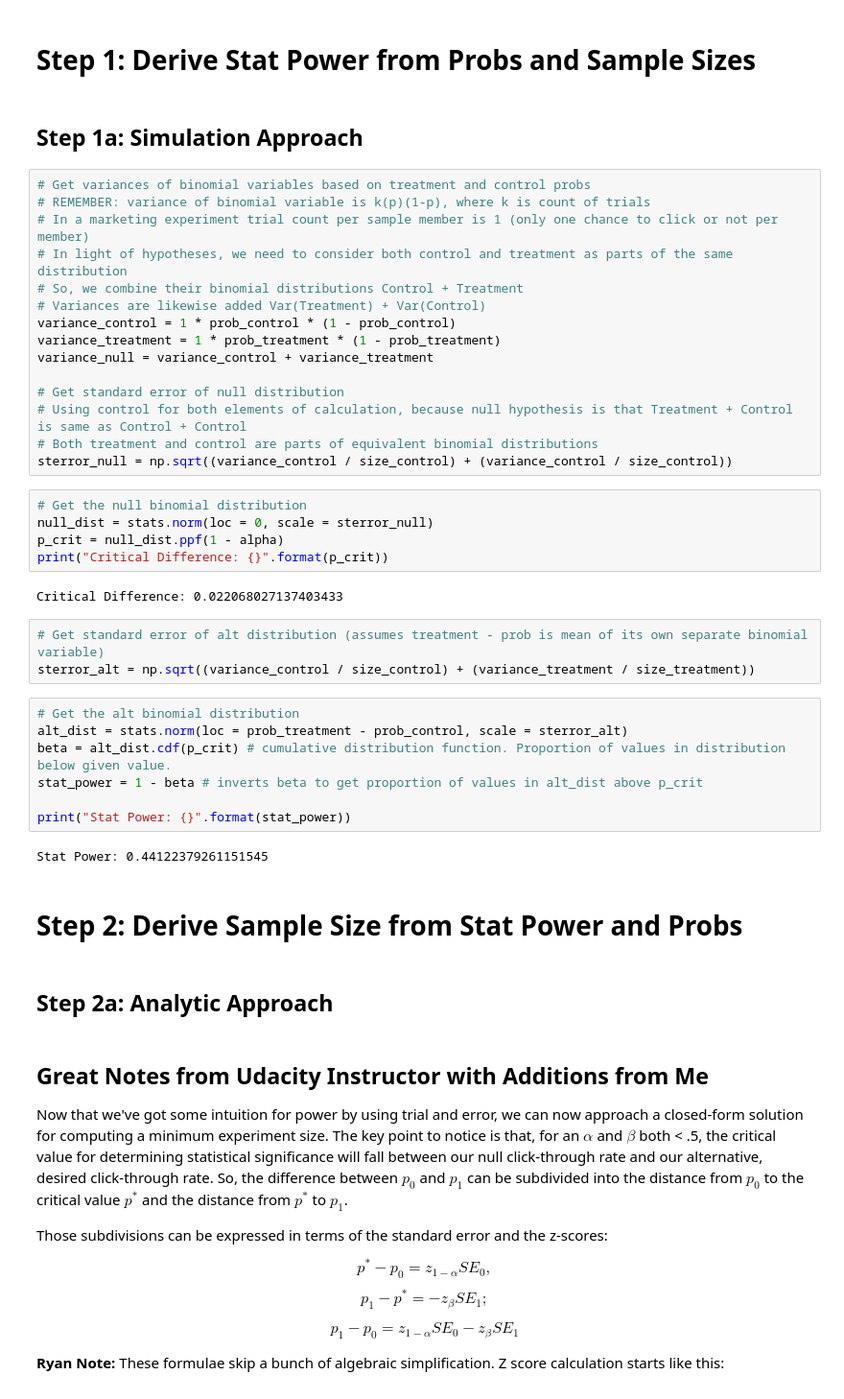
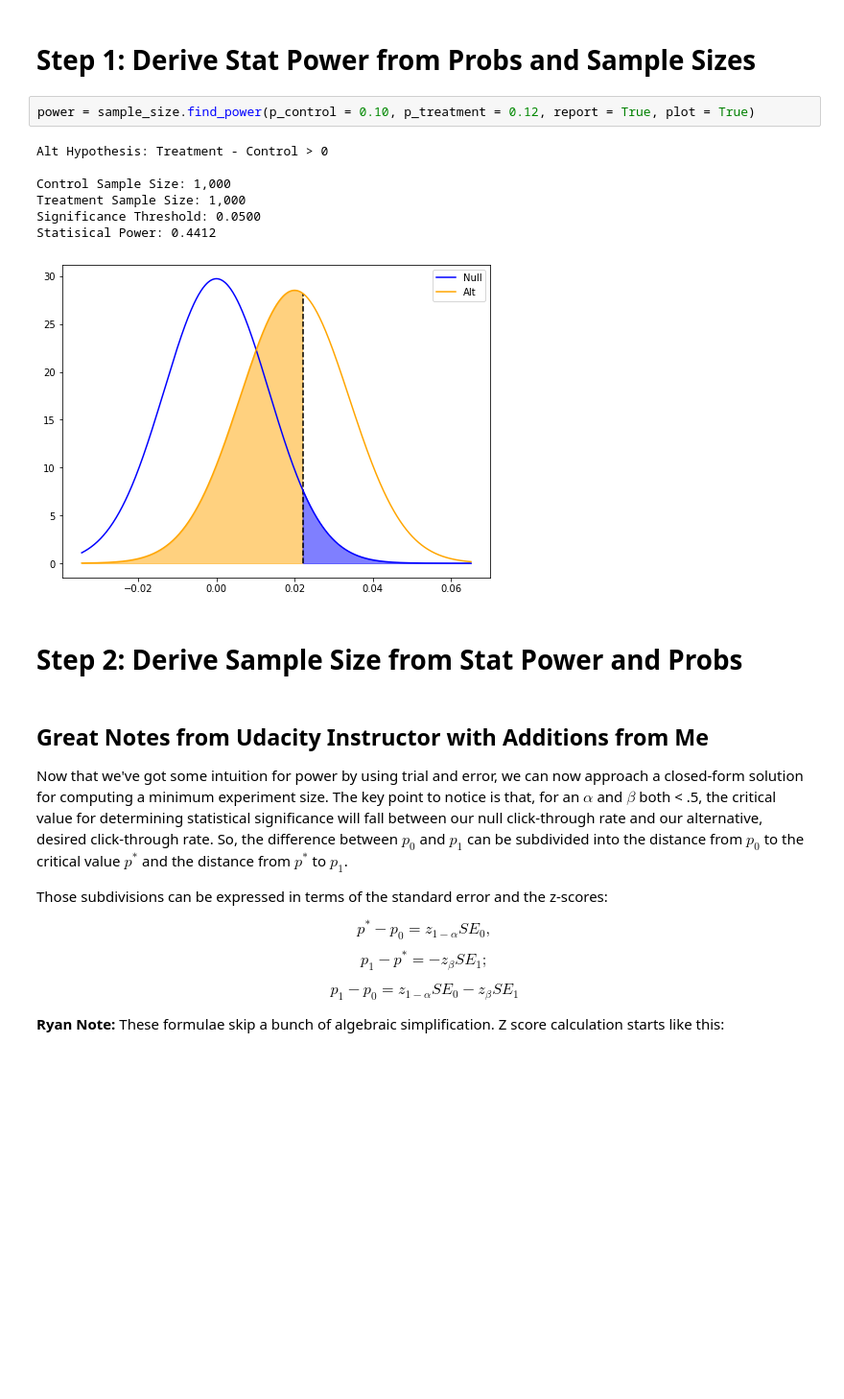
Before and after one commit to rmkeeler/statistical-significance-marketing, a Jupyter notebook: sample-size-calculator.ipynb, the cells around one changed output. Shown: that part at 96% size. Drawn from its saved outputs; the diff is of its cells as text; blank space fills up the shorter version.

```diff
--- a/sample-size-calculator.ipynb
+++ b/sample-size-calculator.ipynb
@@ -23,46 +23,18 @@ alpha = 0.05 # Allowance for type 1 error. P value significance threshold.
 **Alt:** Treatment sample is part of a binomial distribution with mean higher than that of control. Treatment prob - Control prob > 0.
 # %% [markdown]
 # Step 1: Derive Stat Power from Probs and Sample Sizes
-# %% [markdown]
-## Step 1a: Simulation Approach
-# %%
-# Get variances of binomial variables based on treatment and control probs
-# REMEMBER: variance of binomial variable is k(p)(1-p), where k is count of trials
-# In a marketing experiment trial count per sample member is 1 (only one chance to click or not per member)
-# In light of hypotheses, we need to consider both control and treatment as parts of the same distribution
-# So, we combine their binomial distributions Control + Treatment
-# Variances are likewise added Var(Treatment) + Var(Control)
-variance_control = 1 * prob_control * (1 - prob_control)
-variance_treatment = 1 * prob_treatment * (1 - prob_treatment)
-variance_null = variance_control + variance_treatment
-
-# Get standard error of null distribution
-# Using control for both elements of calculation, because null hypothesis is that Treatment + Control is same as Control + Control
-# Both treatment and control are parts of equivalent binomial distributions
-sterror_null = np.sqrt((variance_control / size_control) + (variance_control / size_control))
-# %%
-# Get the null binomial distribution
-null_dist = stats.norm(loc = 0, scale = sterror_null)
-p_crit = null_dist.ppf(1 - alpha)
-print("Critical Difference: {}".format(p_crit))
-# %% [output]
-Critical Difference: 0.022068027137403433
-# %%
-# Get standard error of alt distribution (assumes treatment - prob is mean of its own separate binomial variable)
-sterror_alt = np.sqrt((variance_control / size_control) + (variance_treatment / size_treatment))
-# %%
-# Get the alt binomial distribution
-alt_dist = stats.norm(loc = prob_treatment - prob_control, scale = sterror_alt)
-beta = alt_dist.cdf(p_crit) # cumulative distribution function. Proportion of values in distribution below given value.
-stat_power = 1 - beta # inverts beta to get proportion of values in alt_dist above p_crit
-
-print("Stat Power: {}".format(stat_power))
-# %% [output]
-Stat Power: 0.44122379261151545
+# %%
+power = sample_size.find_power(p_control = 0.10, p_treatment = 0.12, report = True, plot = True)
+# %% [output]
+Alt Hypothesis: Treatment - Control > 0
+
+Control Sample Size: 1,000
+Treatment Sample Size: 1,000
+Significance Threshold: 0.0500
+Statisical Power: 0.4412
+[figure, added]
 # %% [markdown]
 # Step 2: Derive Sample Size from Stat Power and Probs
-# %% [markdown]
-## Step 2a: Analytic Approach
 # %% [markdown]
 ## Great Notes from Udacity Instructor with Additions from Me
 
```
Also changed, not shown: parts of 2 cells of this notebook, 1 other file.
